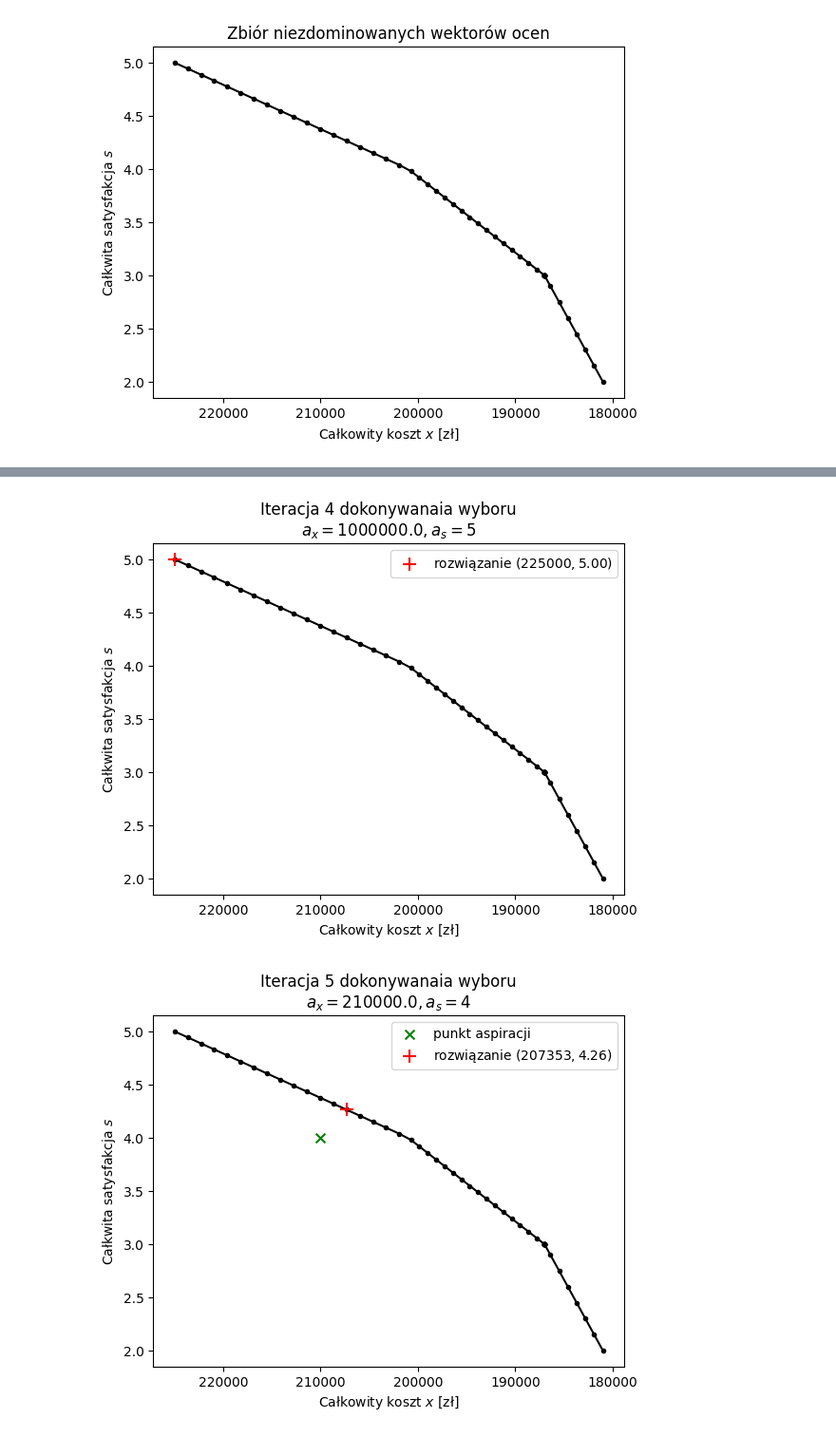
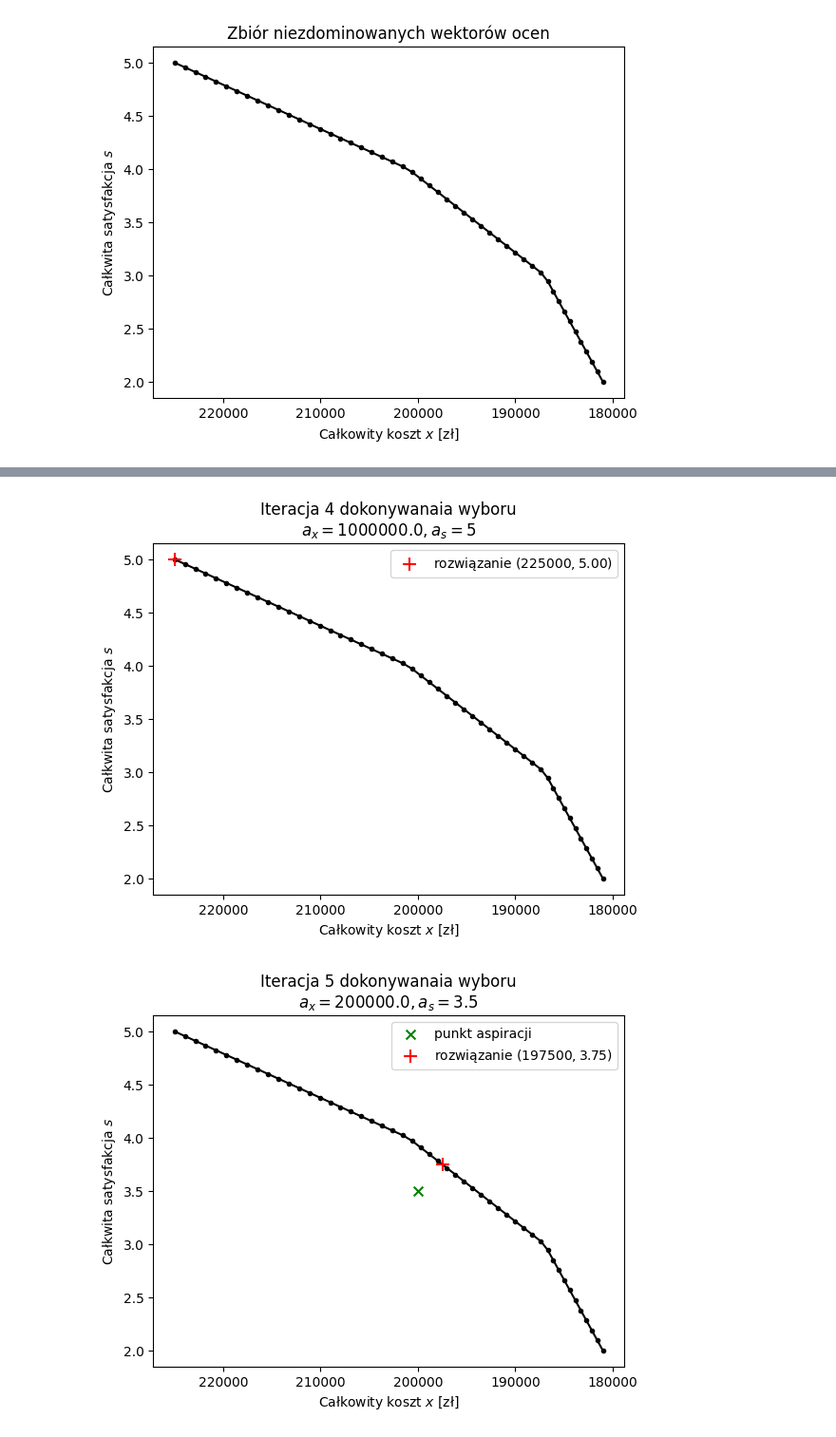
Before and after one commit to jostrzol/mom, a Jupyter notebook: proj3/src/proj3.ipynb, the cells around one changed output, grey strips where cells are left out. Shown at 95% size. Drawn from its saved outputs; the diff is of its cells as text; code cells hidden in the pictures.

```diff
--- a/proj3/src/proj3.ipynb
+++ b/proj3/src/proj3.ipynb
@@ -93,6 +93,3 @@ def get_result(ampl: AMPL) -> Result:
     total_cost = ampl.get_value("total_cost")
 
     return Result(flow=flow, satisfaction=satisfaction, total_cost=total_cost)
-# %%
-result = get_result(ampl)
-result
@@ -193,6 +192,20 @@ satisfaction_aspirations = np.linspace(
 )
 
 results = [
-    run(ampl, aspiration_satisfaction=satisfaction, aspiration_cost=cost, lambda_satisfaction=100000)
+    run(
+        ampl,
+        aspiration_satisfaction=satisfaction,
+        aspiration_cost=cost,
+    )
     for cost, satisfaction in zip(cost_aspirations, satisfaction_aspirations)
 ]
+
+effective = pd.DataFrame(
+    {
+        "a_cost": cost_aspirations,
+        "a_satisfaction": satisfaction_aspirations,
+        "cost": np.array([result.total_cost for result in results]),
+        "satisfaction": np.array([result.total_satisfaction for result in results]),
+    }
+)
+effective.round({"a_cost": 0, "a_satisfaction": 2, "cost": 0, "satisfaction": 2}).set_index(["a_cost", "a_satisfaction"])
@@ -266,9 +298,9 @@ def decide_iteration(i: int, *args, aspiration_cost, aspiration_satisfaction, **
     plt.show()
 
 
-decide_iteration(1, ampl, aspiration_cost=240e3, aspiration_satisfaction=0)
+decide_iteration(1, ampl, aspiration_cost=250e3, aspiration_satisfaction=0)
 decide_iteration(2, ampl, aspiration_cost=100e3, aspiration_satisfaction=1)
 decide_iteration(3, ampl, aspiration_cost=190e3, aspiration_satisfaction=3)
 decide_iteration(4, ampl, aspiration_cost=1000e3, aspiration_satisfaction=5)
-decide_iteration(5, ampl, aspiration_cost=210e3, aspiration_satisfaction=4)
+decide_iteration(5, ampl, aspiration_cost=200e3, aspiration_satisfaction=3.5)
 # %% [output]
@@ -276,4 +308,4 @@ decide_iteration(5, ampl, aspiration_cost=210e3, aspiration_satisfaction=4)
 [figure]
 [figure]
 [figure]
-[figure, old version]
+[figure, new version]
```
Also changed, not shown: parts of 4 cells of this notebook, 8 other files.
